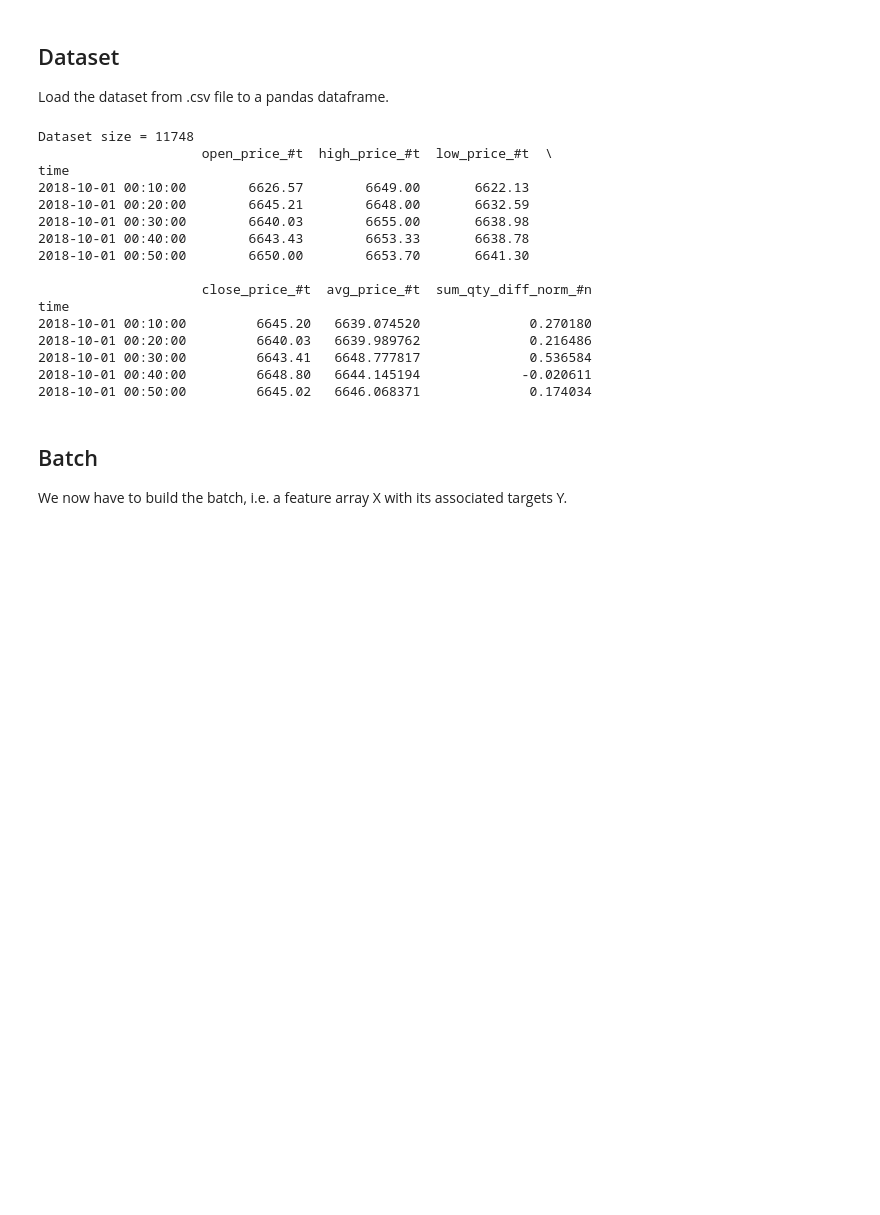
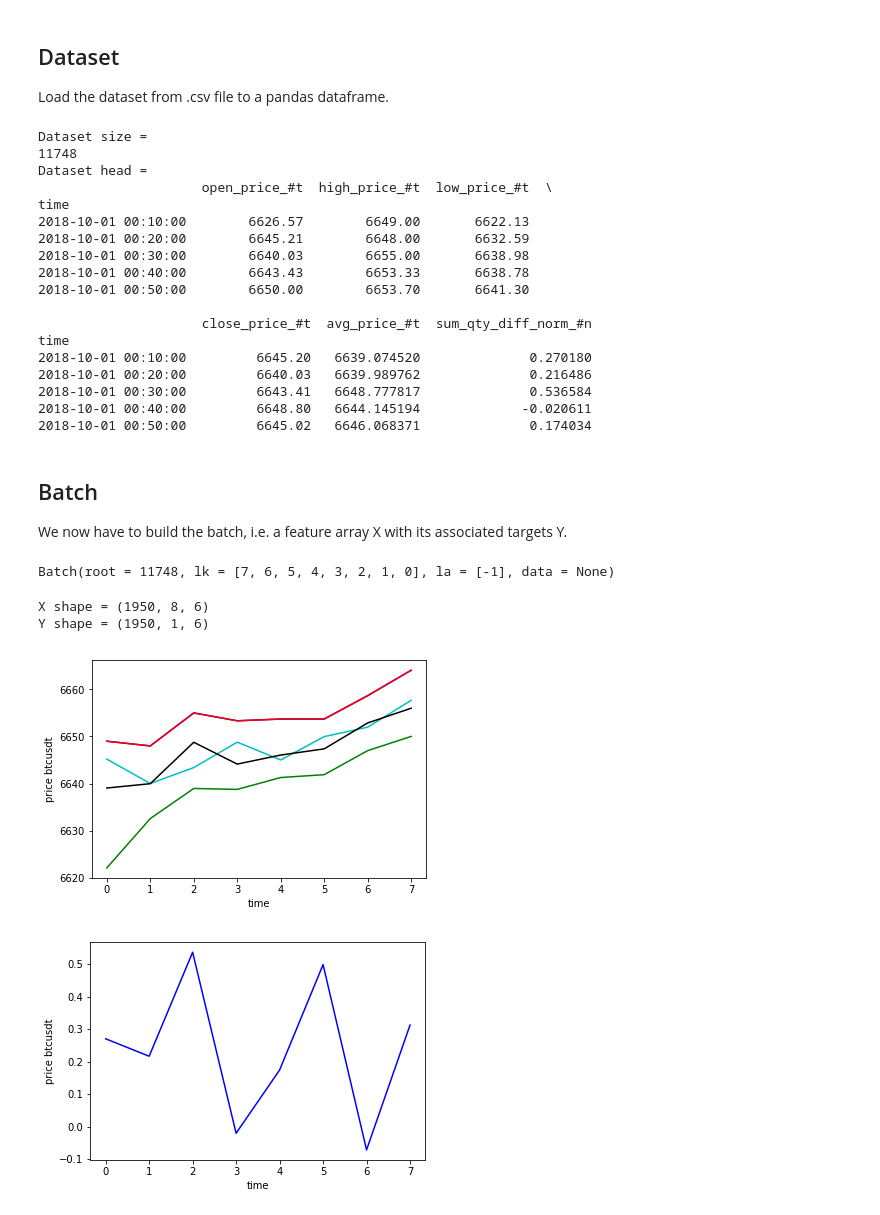
Before and after one commit to LUOFENGZHOU/njord, a Jupyter notebook: notebook/test.ipynb, the cells around one changed output. Cells and saved outputs as stored; diff of their text form; code cells hidden in the pictures; blank space fills up the shorter version.

Commit message:
batch

```diff
--- a/notebook/test.ipynb
+++ b/notebook/test.ipynb
@@ -10,7 +11,8 @@ import pandas as pd
 ## Hyper parameters
 # %%
 PATH = "../dataset"
-FILENAME = "dataset_binance_btcusdt_period_600.csv"
+SYMBOL = "btcusdt"
+FILENAME = "dataset_binance_{}_period_600.csv".format(SYMBOL)
 LOOKBACK = 8
 LOOKUP = 1
 # %% [markdown]
@@ -20,11 +22,14 @@ Load the dataset from .csv file to a pandas dataframe.
 # %%
 dataset = pd.read_csv(PATH + "/" + FILENAME)
 dataset = dataset.set_index("time")
+dataset.index = pd.to_datetime(dataset.index)
 # %%
-print("Dataset size = {}".format(dataset.size))
-print("dataset.head())
+print("Dataset size = \n{}".format(dataset.size))
+print("Dataset head = \n{}".format(dataset.head()))
 # %% [output]
-Dataset size = 11748
+Dataset size =
+11748
+Dataset head =
                      open_price_#t  high_price_#t  low_price_#t  \
 time
 2018-10-01 00:10:00        6626.57        6649.00       6622.13
@@ -44,3 +49,35 @@ time
 ## Batch
 
 We now have to build the batch, i.e. a feature array X with its associated targets Y.
+# %%
+batch = nj.Batch(dataset, 8, 1)
+# %%
+print(batch)
+# %% [output]
+Batch(root = 11748, lk = [7, 6, 5, 4, 3, 2, 1, 0], la = [-1], data = None)
+# %%
+X, Y = batch.build()
+print("X shape = {}".format(X.shape))
+print("Y shape = {}".format(Y.shape))
+# %% [output]
+X shape = (1950, 8, 6)
+Y shape = (1950, 1, 6)
+# %%
+fig = plt.figure()
+plt.plot(X[0,:,1], color="b")
+plt.plot(X[0,:,1], color="r")
+plt.plot(X[0,:,2], color="g")
+plt.plot(X[0,:,3], color="c")
+plt.plot(X[0,:,4], color="k")
+plt.xlabel("time")
+plt.ylabel("price {}".format(SYMBOL))
+plt.show()
+
+fig = plt.figure()
+plt.plot(X[0,:,5], color="b")
+plt.xlabel("time")
+plt.ylabel("price {}".format(SYMBOL))
+plt.show()
+# %% [output]
+[figure, added]
+[figure, added]
```
Also changed, not shown: parts of 2 cells of this notebook, 2 other files.
